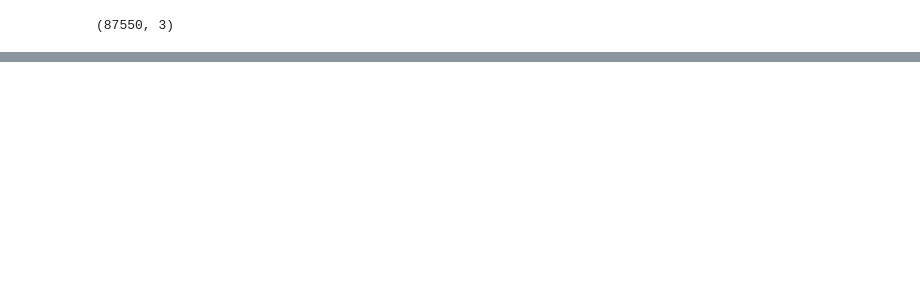
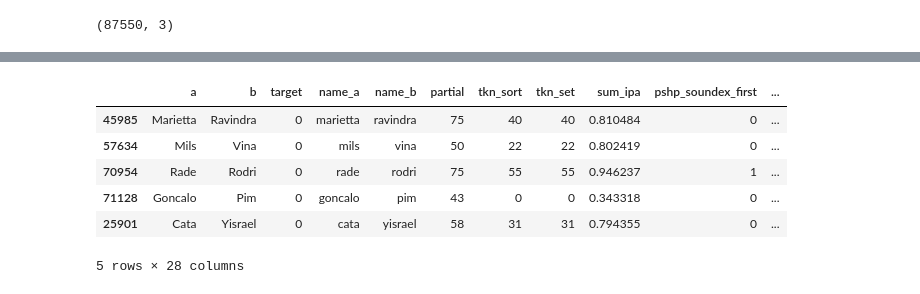
Before and after one commit to mkars01/fuzzy-name-matcher, a Jupyter notebook: notebooks/03_Feature_Engineering.ipynb, the cells around one changed output, grey strips where cells are left out. Saved outputs shown, nothing was run; the diff lists cells and outputs as text; code cells hidden in the pictures; blank space fills up the shorter version.

```diff
--- a/notebooks/03_Feature_Engineering.ipynb
+++ b/notebooks/03_Feature_Engineering.ipynb
@@ -35,0 +244,11 @@ df.sample(10)
+# %%
+df.drop(['syll_a', 'syll_b'], axis=1, inplace=True)
+df.sample(5)
+# %% [output]
+|  | a | b | target | name_a | name_b | partial | tkn_sort | tkn_set | sum_ipa | pshp_soundex_first | ... |
+| 45985 | Marietta | Ravindra | 0 | marietta | ravindra | 75 | 40 | 40 | 0.810484 | 0 | ... |
+| 57634 | Mils | Vina | 0 | mils | vina | 50 | 22 | 22 | 0.802419 | 0 | ... |
+| 70954 | Rade | Rodri | 0 | rade | rodri | 75 | 55 | 55 | 0.946237 | 1 | ... |
+| 71128 | Goncalo | Pim | 0 | goncalo | pim | 43 | 0 | 0 | 0.343318 | 0 | ... |
+| 25901 | Cata | Yisrael | 0 | cata | yisrael | 58 | 31 | 31 | 0.794355 | 0 | ... |
+5 rows × 28 columns
```
Also changed, not shown: parts of 15 cells of this notebook, 12 other files.
